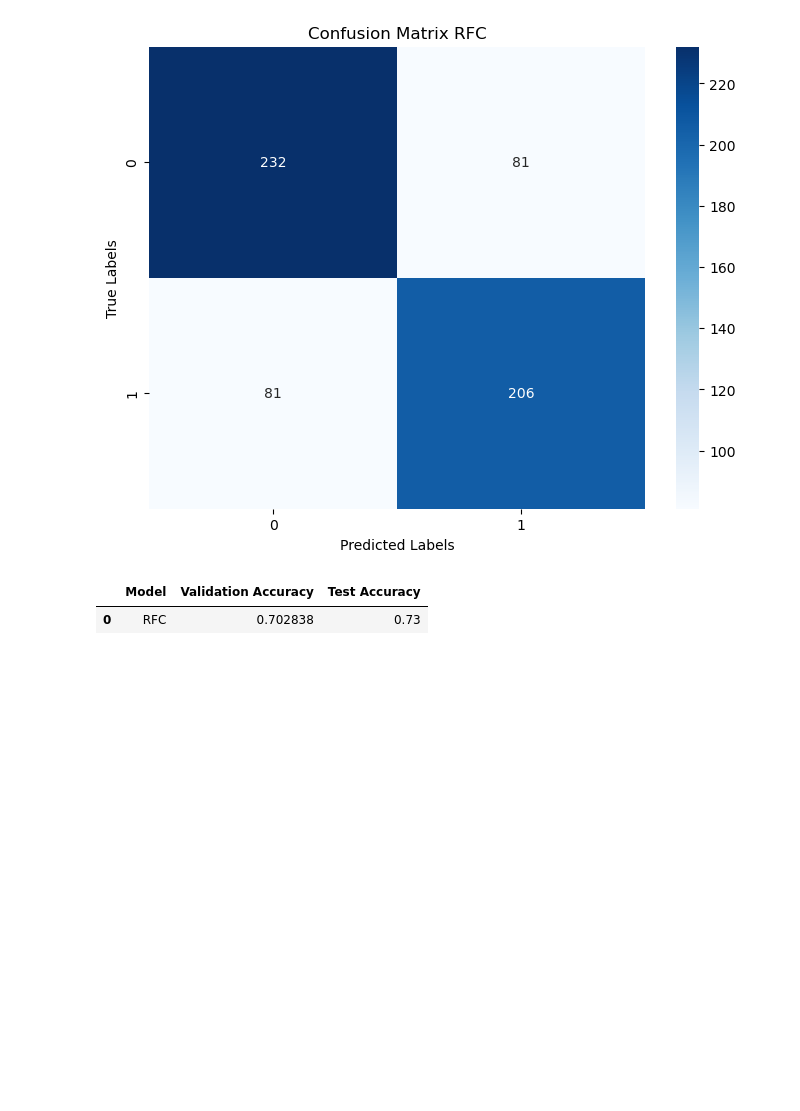
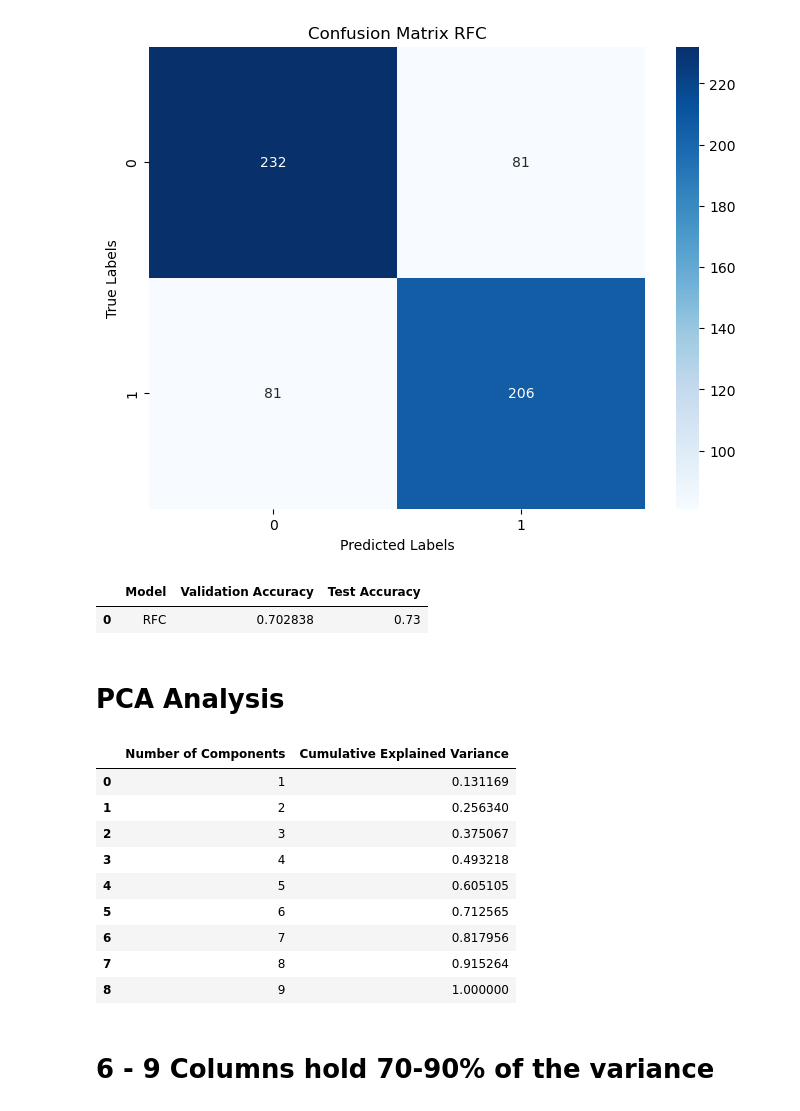
Before and after one commit to MaukanMir/Water-Quality-Classification, a Jupyter notebook: training.ipynb, the cells around one changed output. Cells and saved outputs as stored; diff of their text form; code cells hidden in the pictures; blank space fills up the shorter version.

```diff
--- a/training.ipynb
+++ b/training.ipynb
@@ -210,6 +210,24 @@ def val_grid_search_selected_models(names:list, models:list, X:pd.DataFrame,
                 "Test Accuracy": test_accuracy,
         })
     return pd.DataFrame(model_performance).sort_values(by="Test Accuracy", ascending=False)
+
+def pca_analysis(X):
+
+    features = X.shape[1]
+    results = []
+    for n_components in range(1, features + 1):
+        pca = PCA(n_components=n_components)
+
+        X_pca = pca.fit_transform(X)
+
+        explained_variance = np.sum(pca.explained_variance_ratio_)
+
+        results.append({
+            'Number of Components': n_components,
+            'Cumulative Explained Variance': explained_variance
+        })
+    results_df = pd.DataFrame(results)
+    return results_df
 # %% [markdown]
 # EDA Analysis
 # %%
@@ -610,3 +628,20 @@ weighted avg       0.73      0.73      0.73       600
 [figure]
 |  | Model | Validation Accuracy | Test Accuracy |
 | 0 | RFC | 0.702838 | 0.73 |
+# %% [markdown]
+# PCA Analysis
+# %%
+pca_analysis(X_bl)
+# %% [output]
+|  | Number of Components | Cumulative Explained Variance |
+| 0 | 1 | 0.131169 |
+| 1 | 2 | 0.256340 |
+| 2 | 3 | 0.375067 |
+| 3 | 4 | 0.493218 |
+| 4 | 5 | 0.605105 |
+| 5 | 6 | 0.712565 |
+| 6 | 7 | 0.817956 |
+| 7 | 8 | 0.915264 |
+| 8 | 9 | 1.000000 |
+# %% [markdown]
+# 6 - 9 Columns hold 70-90% of the variance
```
